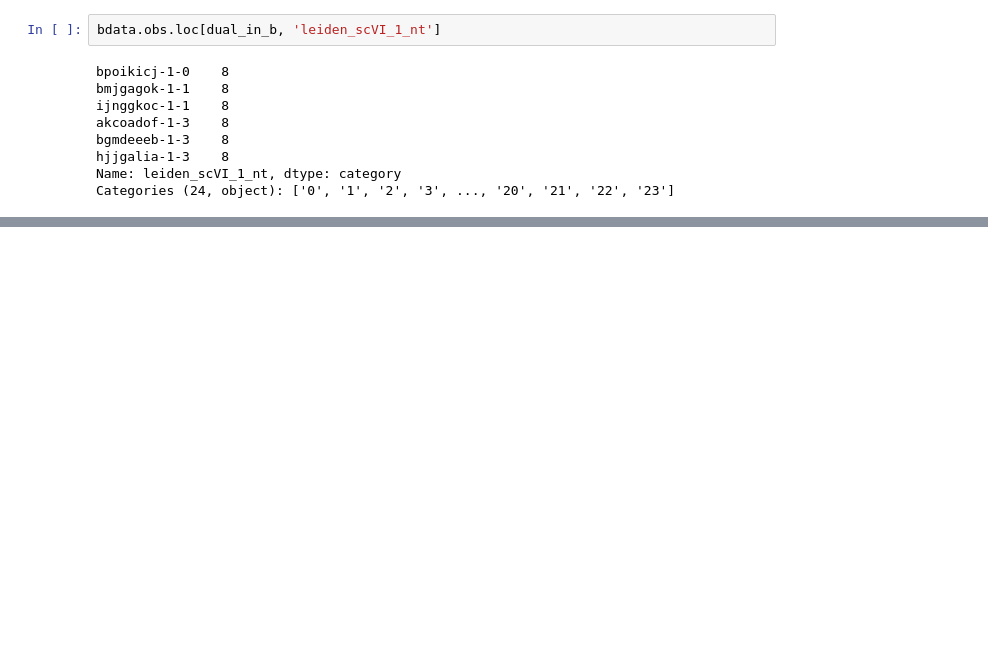
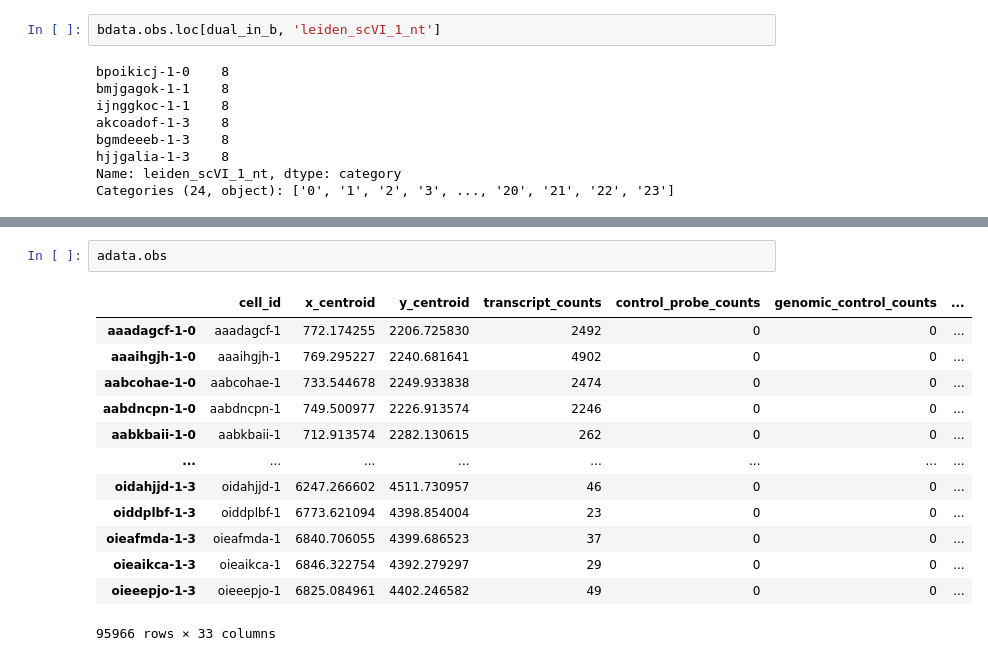
Before and after one commit to aifimmunology/spatial_drg_colon_bladder, a Jupyter notebook: 04_gmm/01_set-thresholds.ipynb, the cells around one changed output, grey strips where cells are left out. Saved outputs shown, nothing was run; the diff lists cells and outputs as text; blank space fills up the shorter version.

Commit message:
start nuclear transcript branch

```diff
--- a/04_gmm/01_set-thresholds.ipynb
+++ b/04_gmm/01_set-thresholds.ipynb
@@ -340,0 +349,16 @@ plt.show()
+# %%
+adata.obs
+# %% [output]
+|  | cell_id | x_centroid | y_centroid | transcript_counts | control_probe_counts | genomic_control_counts | ... |
+| aaadagcf-1-0 | aaadagcf-1 | 772.174255 | 2206.725830 | 2492 | 0 | 0 | ... |
+| aaaihgjh-1-0 | aaaihgjh-1 | 769.295227 | 2240.681641 | 4902 | 0 | 0 | ... |
+| aabcohae-1-0 | aabcohae-1 | 733.544678 | 2249.933838 | 2474 | 0 | 0 | ... |
+| aabdncpn-1-0 | aabdncpn-1 | 749.500977 | 2226.913574 | 2246 | 0 | 0 | ... |
+| aabkbaii-1-0 | aabkbaii-1 | 712.913574 | 2282.130615 | 262 | 0 | 0 | ... |
+| ... | ... | ... | ... | ... | ... | ... | ... |
+| oidahjjd-1-3 | oidahjjd-1 | 6247.266602 | 4511.730957 | 46 | 0 | 0 | ... |
+| oiddplbf-1-3 | oiddplbf-1 | 6773.621094 | 4398.854004 | 23 | 0 | 0 | ... |
+| oieafmda-1-3 | oieafmda-1 | 6840.706055 | 4399.686523 | 37 | 0 | 0 | ... |
+| oieaikca-1-3 | oieaikca-1 | 6846.322754 | 4392.279297 | 29 | 0 | 0 | ... |
+| oieeepjo-1-3 | oieeepjo-1 | 6825.084961 | 4402.246582 | 49 | 0 | 0 | ... |
+95966 rows × 33 columns
```
Also changed, not shown: parts of 7 cells of this notebook, 3 other files.
